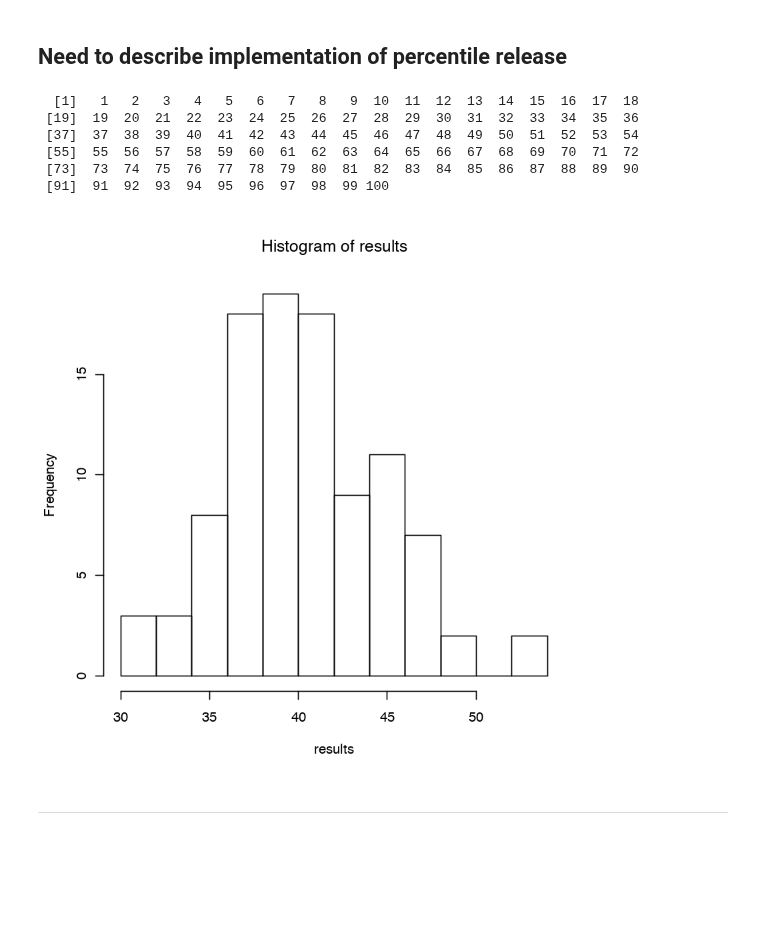
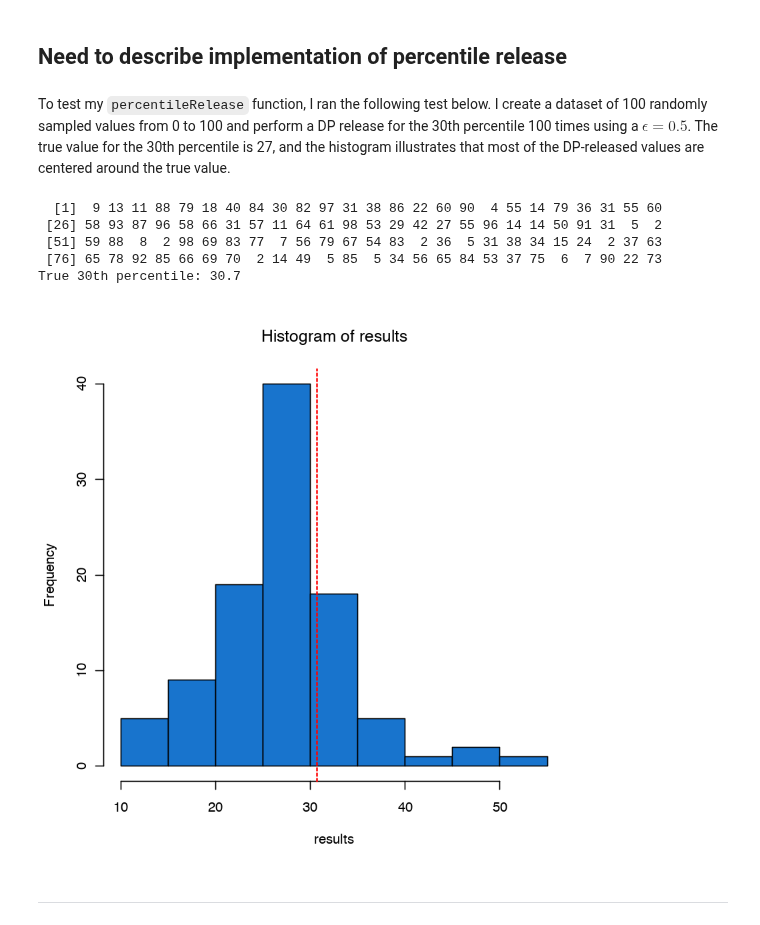
Before and after one commit to bhavenp/cs208, a Jupyter notebook: homework/HW3/HW3_Bhaven_Patel.ipynb, the cells around one changed output. Cells and saved outputs as stored; diff of their text form; code cells hidden in the pictures; blank space fills up the shorter version.

```diff
--- a/homework/HW3/HW3_Bhaven_Patel.ipynb
+++ b/homework/HW3/HW3_Bhaven_Patel.ipynb
@@ -125,13 +125,6 @@ trimmed_mean = function(x, max_value, epsilon){
 
     return(list(release=DPrelease, true=sensitiveValue));
 }
-
-## Post-process a vector or matrix of DP count releases, into probabilities
-normalize <- function(x){
-	x[x<0] <- 0
-	x <- x/sum(x)
-	return(x)
-}
 # %%
 max_value = 10;
 size = 20;
@@ -200,18 +193,19 @@ percentileRelease <- function(x, tperc, epsilon){
 	bins <- sort(x, decreasing = FALSE); #making a new copy of x to keep downstream variable names the same
     sensitiveValue <- quantile(bins, probs = c(tperc)); #get the true value at the desired percentile
 
-    sensitivity = 1; #sensitivity for our utility function is 1
+    sensitivity = 1/n; #sensitivity for our utility function is 1
 	likelihoods <- rep(NA, n); #create vector to hold the likelihood for each bin
 
-	for(i in 1:length(likelihoods)){ #calculate the utility of each bin
+	for(i in 1:n){ #calculate the utility of each bin
         #the number of values in 'x' below and equal to the current value is 'i'
-        util = n - abs(n*tperc - i); #get difference between the true percentile and fraction of
+#         util = n - abs(n*tperc - i); #get difference between the true percentile and fraction of
+        util = 1 - abs(tperc - i/n);
         distToNextValue = 1;
-        if(i != length(likelihoods) ){
+        if(i != n){
             distToNextValue = bins[i+1] - bins[i] + 1;
         }
         #the likelihood needs to get scaled
-        likelihoods[i] <- distToNextValue * exp(epsilon * util / 2 * sensitivity);
+        likelihoods[i] <- distToNextValue * exp(epsilon * util / (2 * sensitivity));
 	}
 
     #calculate the actual probabilities for each bin
@@ -225,34 +219,40 @@ percentileRelease <- function(x, tperc, epsilon){
     if(bInd + 1 < n){ #check if there is a bin larger than chosen bin
         distToNextValue = bins[bInd+1] - bins[bInd]; #determine distance between
         if(distToNextValue > 1){
-            DPrelease <- sample(from=bins[i], to=bins[i+1]-1);
+            DPrelease <- runif(n=1, min=bins[bInd], max=bins[bInd+1]-1 );
         }
     }
-#     DPrelease <- min(bins[flag]);
 
     return(list(release=DPrelease, true=sensitiveValue))
 }
-# %%
-# data <- create_dataset(max_value = 100, size = 100);
-data <- seq(from = 1, to = 100)
-print(data)
-# %% [output]
-  [1]   1   2   3   4   5   6   7   8   9  10  11  12  13  14  15  16  17  18
- [19]  19  20  21  22  23  24  25  26  27  28  29  30  31  32  33  34  35  36
- [37]  37  38  39  40  41  42  43  44  45  46  47  48  49  50  51  52  53  54
- [55]  55  56  57  58  59  60  61  62  63  64  65  66  67  68  69  70  71  72
- [73]  73  74  75  76  77  78  79  80  81  82  83  84  85  86  87  88  89  90
- [91]  91  92  93  94  95  96  97  98  99 100
+# %% [markdown]
+To test my `percentileRelease` function, I ran the following test below. I create a dataset of 100 randomly sampled values from 0 to 100 and perform a DP release for the 30th percentile 100 times using a $\epsilon=0.5$. The true value for the 30th percentile is 27, and the histogram illustrates that most of the DP-released values are centered around the true value.
 # %%
+#test if my percentile release is working
 numSims = 100;
+data <- create_dataset(max_value = 100, size = 100);
+print(data)
 results <- c();
-for(i in 1:100){
-    r <- percentileRelease(data, tperc = 0.4, epsilon = 0.5)$release;
-    results <- c(results, r);
+true_val <- -1;
+for(i in 1:numSims){
+
+    r <- percentileRelease(data, tperc = 0.3, epsilon = 0.5);
+    true_val <- r$true
+    results <- c(results, r$release);
 }
-hist(results)
+
+cat("True 30th percentile:", true_val)
+
+#graph the results
+hist(results, col="dodgerblue3");
+abline(v=true_val, col="red", lwd=1.5, lty=2);
 # %% [output]
+  [1]  9 13 11 88 79 18 40 84 30 82 97 31 38 86 22 60 90  4 55 14 79 36 31 55 60
+ [26] 58 93 87 96 58 66 31 57 11 64 61 98 53 29 42 27 55 96 14 14 50 91 31  5  2
+ [51] 59 88  8  2 98 69 83 77  7 56 79 67 54 83  2 36  5 31 38 34 15 24  2 37 63
+ [76] 65 78 92 85 66 69 70  2 14 49  5 85  5 34 56 65 84 53 37 75  6  7 90 22 73
+True 30th percentile: 30.7
-[figure, old version]
+[figure, new version]
 # %% [markdown]
 <hr>
 # %% [markdown]
```
Also changed, not shown: parts of 13 cells of this notebook, 1 other file.
